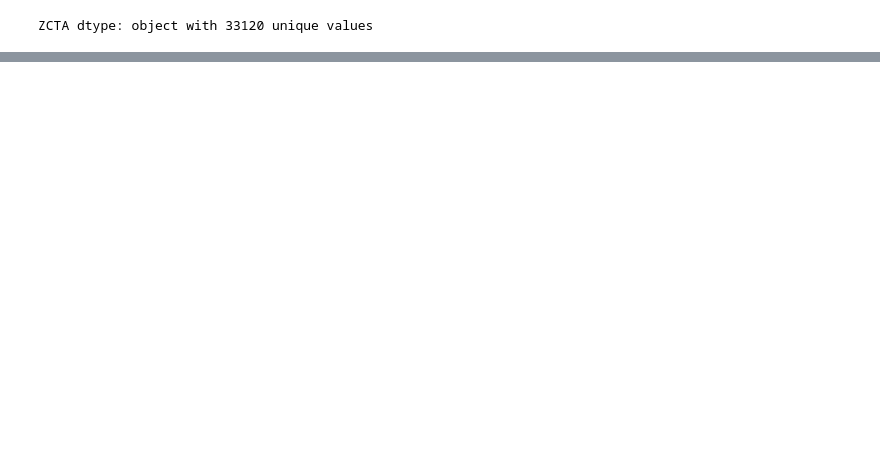
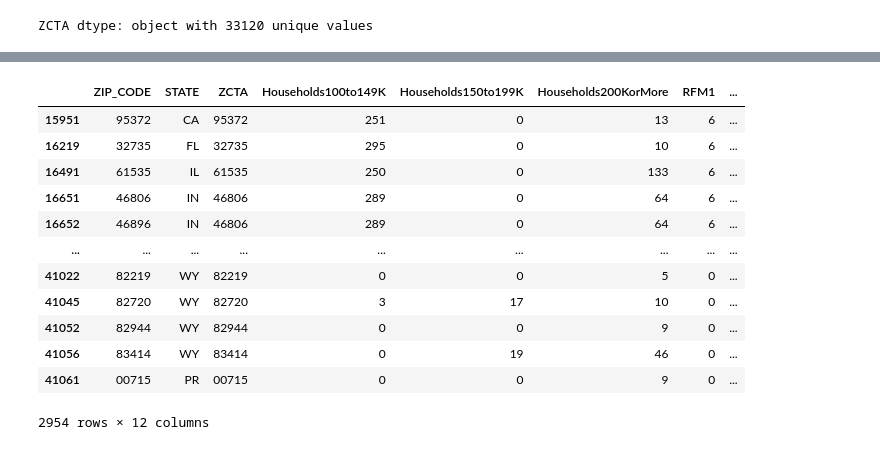
Before and after one commit to diana-kungu/E-commerce-RFM-Analysis, a Jupyter notebook: zcta.ipynb, the cells around one changed output, grey strips where cells are left out. Cells and saved outputs as stored; diff of their text form; code cells hidden in the pictures; blank space fills up the shorter version.

```diff
--- a/zcta.ipynb
+++ b/zcta.ipynb
@@ -66,0 +151,8 @@ df
+# %%
+#Perform K-Mean Clustering or build the K-Means clustering model
+KMean_clust = KMeans(n_clusters= 5, init= 'k-means++', max_iter= 1000)
+KMean_clust.fit(log_Tfd_Data)
+
+#Find the clusters for the observation given in the dataset
+df['Cluster'] = KMean_clust.labels_
+df.head()
@@ -66,0 +166,16 @@ df
+# %%
+df[df['Cluster']==4]
+# %% [output]
+|  | ZIP_CODE | STATE | ZCTA | Households100to149K | Households150to199K | Households200KorMore | RFM1 | ... |
+| 15951 | 95372 | CA | 95372 | 251 | 0 | 13 | 6 | ... |
+| 16219 | 32735 | FL | 32735 | 295 | 0 | 10 | 6 | ... |
+| 16491 | 61535 | IL | 61535 | 250 | 0 | 133 | 6 | ... |
+| 16651 | 46806 | IN | 46806 | 289 | 0 | 64 | 6 | ... |
+| 16652 | 46896 | IN | 46806 | 289 | 0 | 64 | 6 | ... |
+| ... | ... | ... | ... | ... | ... | ... | ... | ... |
+| 41022 | 82219 | WY | 82219 | 0 | 0 | 5 | 0 | ... |
+| 41045 | 82720 | WY | 82720 | 3 | 17 | 10 | 0 | ... |
+| 41052 | 82944 | WY | 82944 | 0 | 0 | 9 | 0 | ... |
+| 41056 | 83414 | WY | 83414 | 0 | 19 | 46 | 0 | ... |
+| 41061 | 00715 | PR | 00715 | 0 | 0 | 9 | 0 | ... |
+2954 rows × 12 columns
```
Also changed, not shown: parts of 11 cells of this notebook.
